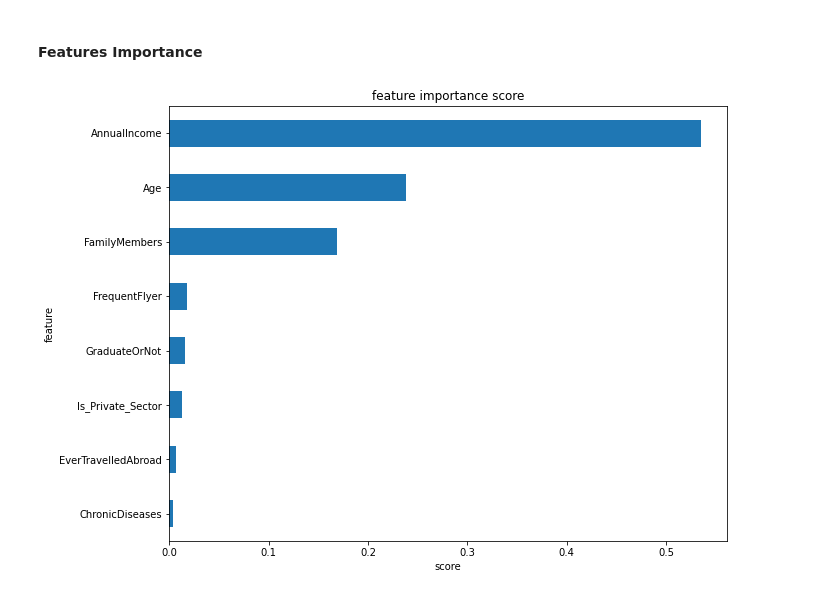
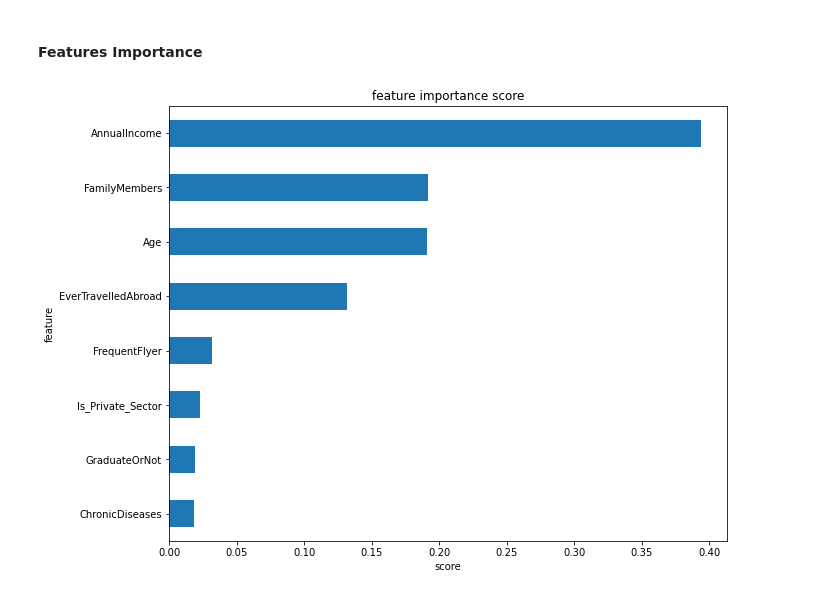
Before and after one commit to gbriansatria/Final-Project-Raka-MAX, a Jupyter notebook: Final Project Raka-Max.ipynb, the cells around one changed output. Cells and saved outputs as stored; diff of their text form; code cells hidden in the pictures.

Commit message:
Update Feature Importance
Feature Importance

```diff
--- a/Final Project Raka-Max.ipynb
+++ b/Final Project Raka-Max.ipynb
@@ -879,9 +879,9 @@ hyperparameters = dict(n_estimators=n_estimators, criterion=criterion, max_depth
                        min_samples_split=min_samples_split, min_samples_leaf=min_samples_leaf)
 
 rf = RandomForestClassifier(random_state=42)
-rs = RandomizedSearchCV(rf, hyperparameters, scoring='roc_auc', random_state=1, cv=5)
-rs.fit(X_over_SMOTE, y_over_SMOTE)
-eval_classification(rs)
+rs_over = RandomizedSearchCV(rf, hyperparameters, scoring='roc_auc', random_state=1, cv=5)
+rs_over.fit(X_over_SMOTE, y_over_SMOTE)
+eval_classification(rs_over)
 # %% [output]
 Accuracy (Train Set): 0.85
 Accuracy (Test Set): 0.82
@@ -1261,6 +1261,6 @@ roc_auc (crossval test): 0.7907032005143607
 # %% [markdown]
 #### Features Importance
 # %%
-show_feature_importance(ab_tuned.best_estimator_)
+show_feature_importance(rs_over.best_estimator_)
 # %% [output]
-[figure, old version]
+[figure, new version]
```
Also changed, not shown: parts of 1 cell of this notebook.
